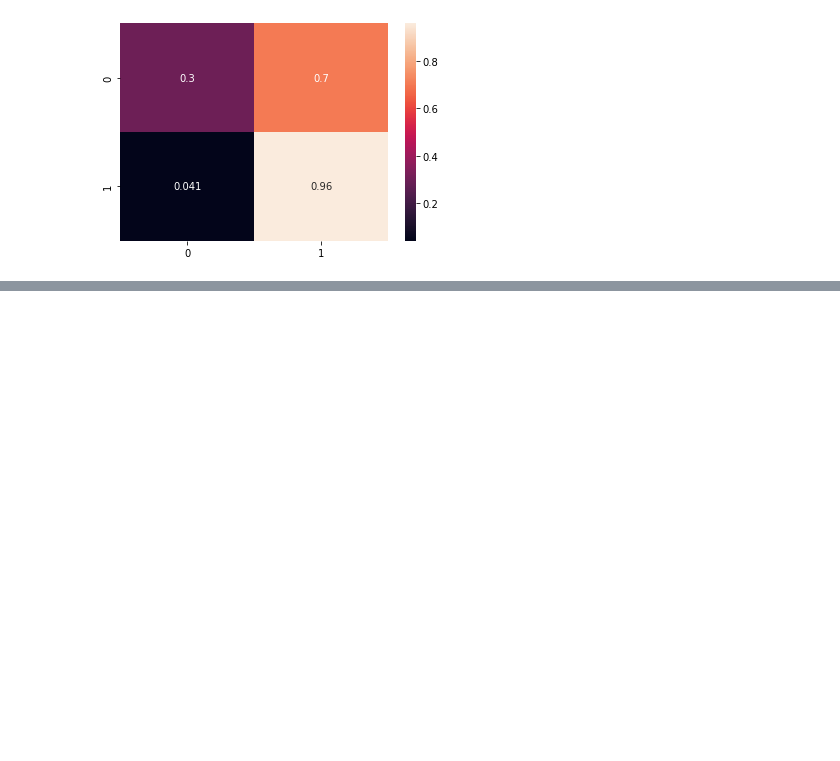
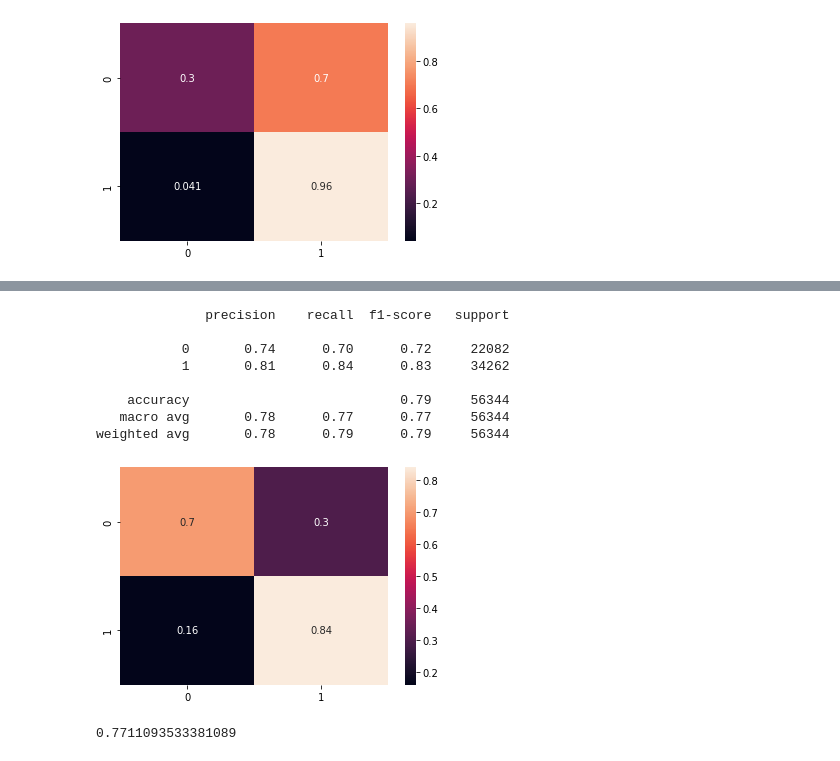
Before and after one commit to laurantirkh/kickstarter-ml, a Jupyter notebook: models_laurent.ipynb, the cells around one changed output, grey strips where cells are left out. Cells and saved outputs as stored; diff of their text form; code cells hidden in the pictures; blank space fills up the shorter version.

```diff
--- a/models_laurent.ipynb
+++ b/models_laurent.ipynb
@@ -105,0 +203,21 @@ weighted avg       0.74      0.70      0.66     56344
+# %%
+# train adjusted random forest
+forest_adj = RandomForestClassifier(max_depth=100, n_estimators=500, min_samples_split=50)
+y_pred_forestadj = train(X_train, y_train, X_test, forest_adj)
+# %%
+# evaluate adjusted forest
+evaluate(y_test, y_pred_forestadj)
+# %% [output]
+              precision    recall  f1-score   support
+
+           0       0.74      0.70      0.72     22082
+           1       0.81      0.84      0.83     34262
+
+    accuracy                           0.79     56344
+   macro avg       0.78      0.77      0.77     56344
+weighted avg       0.78      0.79      0.79     56344
+[figure, added]
+# %%
+roc_auc_score(y_test, y_pred_forestadj)
+# %% [output]
+0.7711093533381089
```
Also changed, not shown: parts of 12 cells of this notebook.
